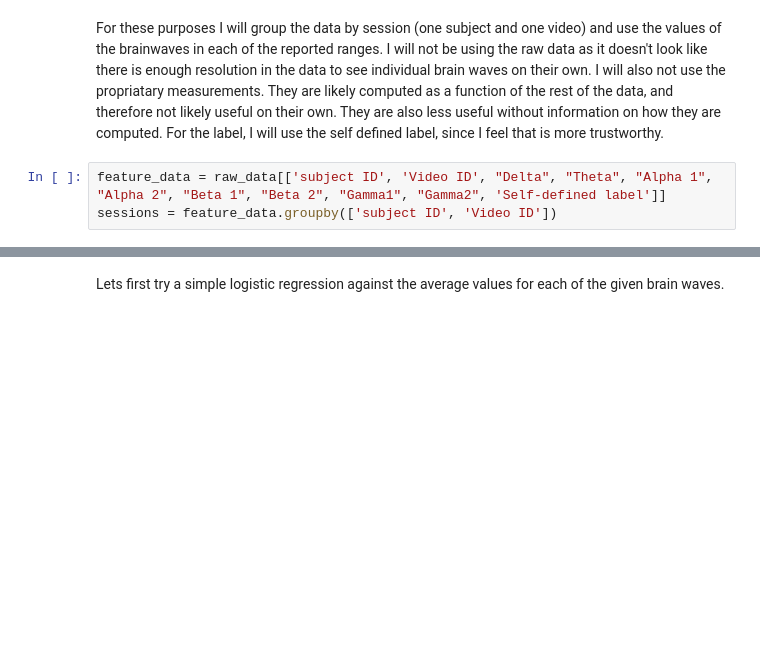
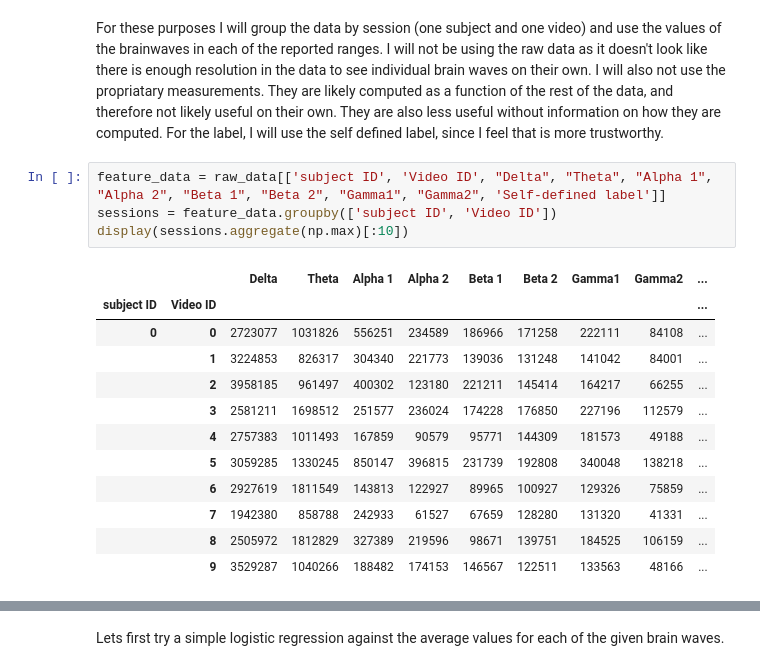
Before and after one commit to nwbvt/udacity-confusion, a Jupyter notebook: Confusion.ipynb, the cells around one changed output, grey strips where cells are left out. Cells and saved outputs as stored; diff of their text form; blank space fills up the shorter version.

```diff
--- a/Confusion.ipynb
+++ b/Confusion.ipynb
@@ -29,3 +47,17 @@ For the label, I will use the self defined label, since I feel that is more trus
 # %%
 feature_data = raw_data[['subject ID', 'Video ID', "Delta", "Theta", "Alpha 1", "Alpha 2", "Beta 1", "Beta 2", "Gamma1", "Gamma2", 'Self-defined label']]
 sessions = feature_data.groupby(['subject ID', 'Video ID'])
+display(sessions.aggregate(np.max)[:10])
+# %% [output]
+|  |  | Delta | Theta | Alpha 1 | Alpha 2 | Beta 1 | Beta 2 | Gamma1 | Gamma2 | ... |
+| subject ID | Video ID |  |  |  |  |  |  |  |  | ... |
+| 0 | 0 | 2723077 | 1031826 | 556251 | 234589 | 186966 | 171258 | 222111 | 84108 | ... |
+|  | 1 | 3224853 | 826317 | 304340 | 221773 | 139036 | 131248 | 141042 | 84001 | ... |
+|  | 2 | 3958185 | 961497 | 400302 | 123180 | 221211 | 145414 | 164217 | 66255 | ... |
+|  | 3 | 2581211 | 1698512 | 251577 | 236024 | 174228 | 176850 | 227196 | 112579 | ... |
+|  | 4 | 2757383 | 1011493 | 167859 | 90579 | 95771 | 144309 | 181573 | 49188 | ... |
+|  | 5 | 3059285 | 1330245 | 850147 | 396815 | 231739 | 192808 | 340048 | 138218 | ... |
+|  | 6 | 2927619 | 1811549 | 143813 | 122927 | 89965 | 100927 | 129326 | 75859 | ... |
+|  | 7 | 1942380 | 858788 | 242933 | 61527 | 67659 | 128280 | 131320 | 41331 | ... |
+|  | 8 | 2505972 | 1812829 | 327389 | 219596 | 98671 | 139751 | 184525 | 106159 | ... |
+|  | 9 | 3529287 | 1040266 | 188482 | 174153 | 146567 | 122511 | 133563 | 48166 | ... |
```
Also changed, not shown: parts of 10 cells of this notebook.
